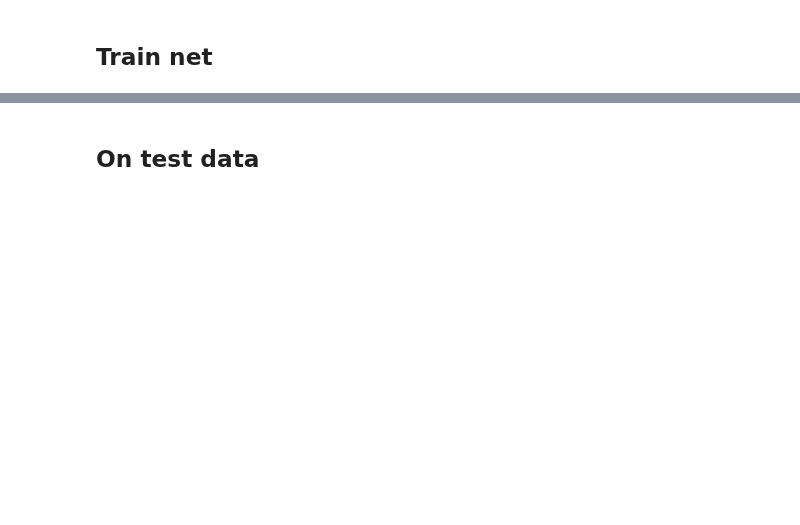
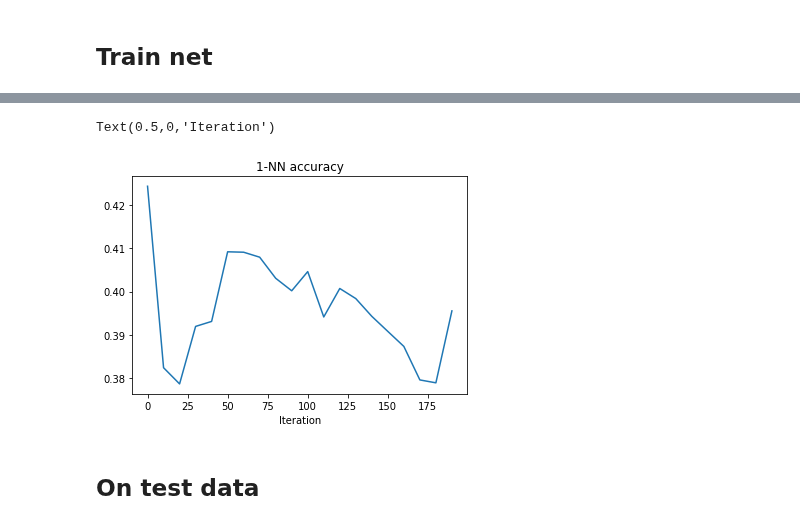
Before and after one commit to leowyy/fyp-graph-clustering, a Jupyter notebook: train_mnist_net_preprocessed.ipynb, the cells around one changed output, grey strips where cells are left out. Saved outputs shown, nothing was run; the diff lists cells and outputs as text; code cells hidden in the pictures; blank space fills up the shorter version.

```diff
--- a/train_mnist_net_preprocessed.ipynb
+++ b/train_mnist_net_preprocessed.ipynb
@@ -245,3 +258,10 @@ if opt_parameters['save_flag']:
+# %%
+plt.plot(iterations, nn_score)
+plt.title('1-NN accuracy')
+plt.xlabel('Iteration')
+# %% [output]
+Text(0.5,0,'Iteration')
+[figure, added]
 # %% [markdown]
 ## On test data
 # %%
```
Also changed, not shown: parts of 7 cells of this notebook, 3 other files.
